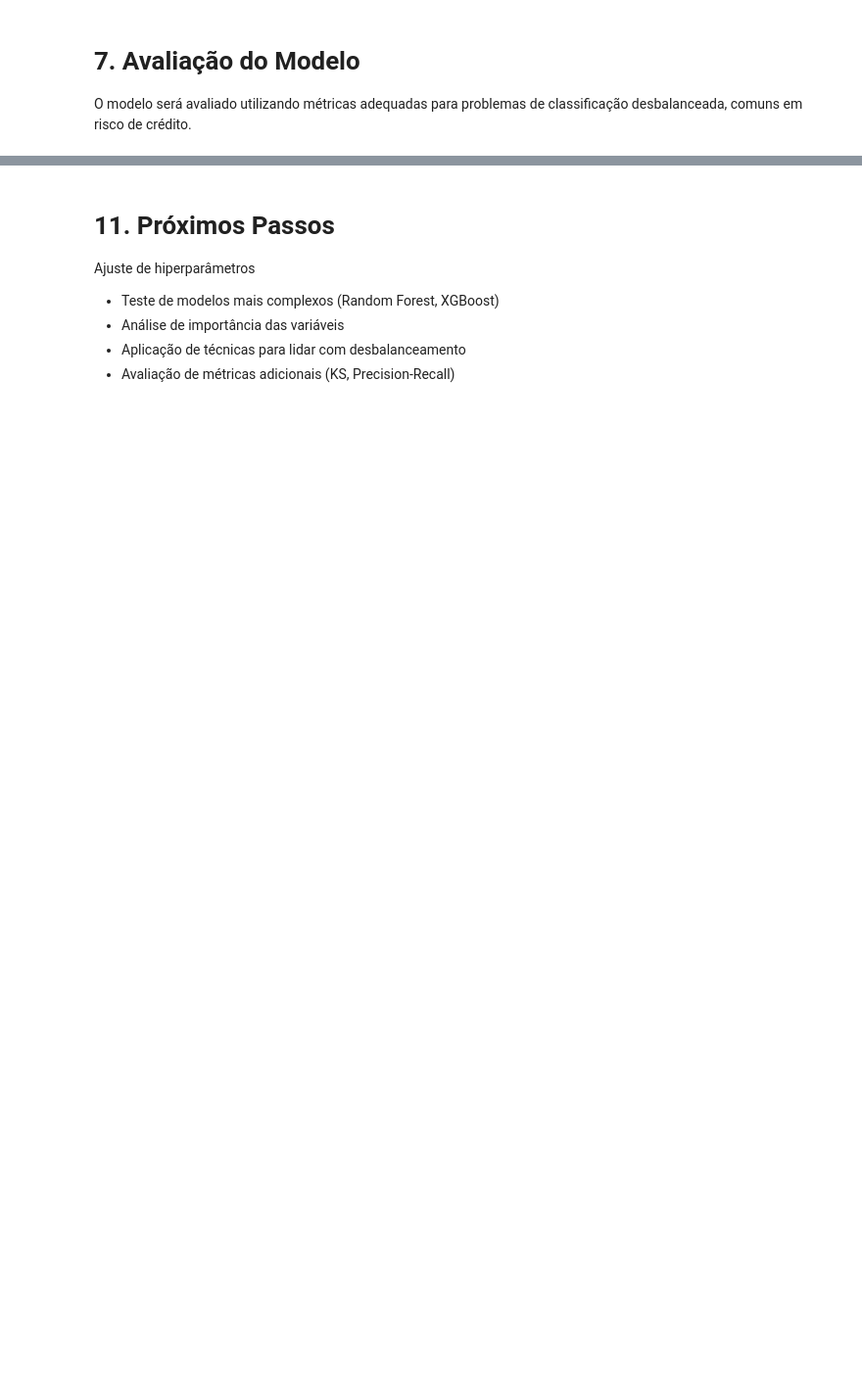
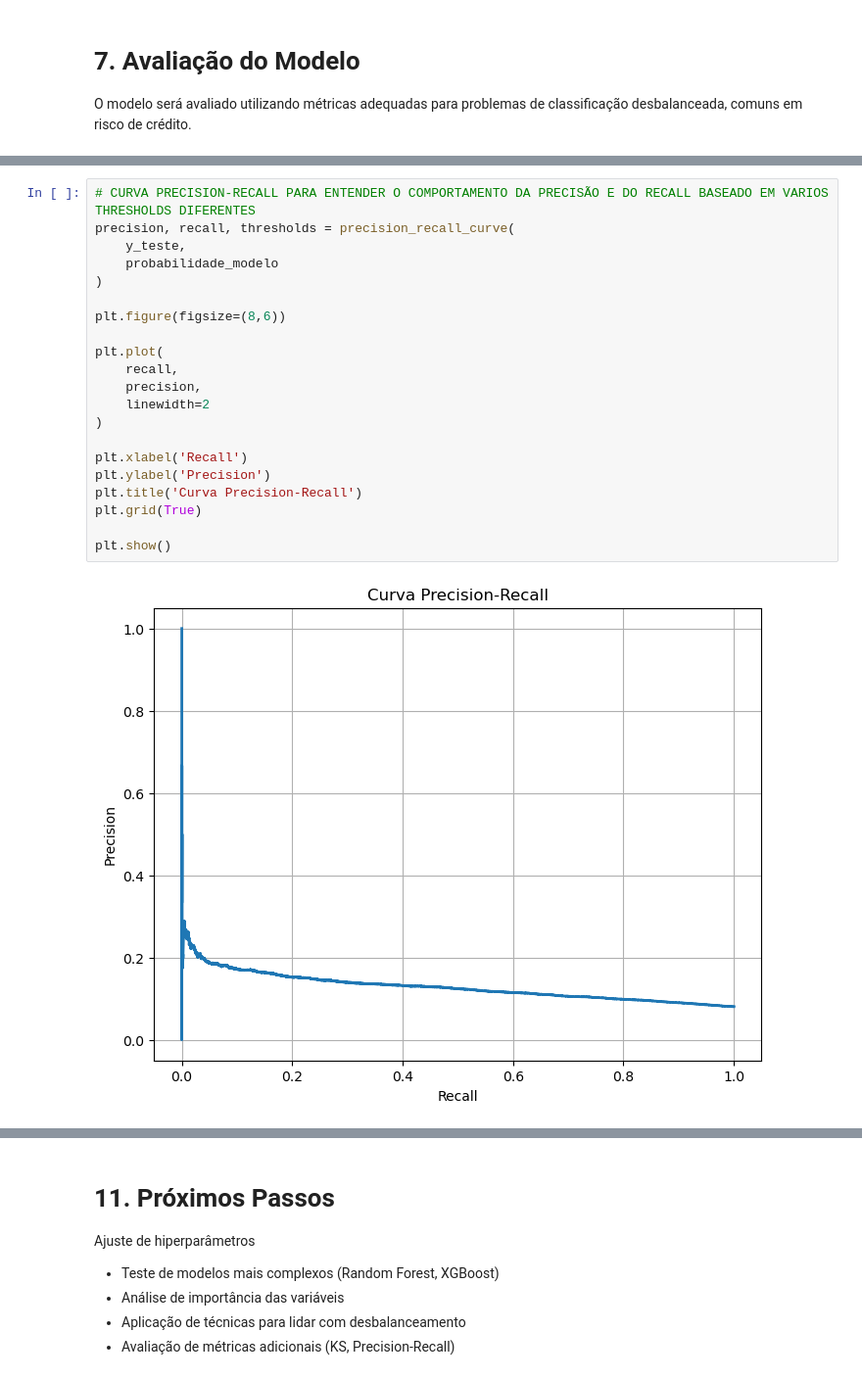
Before and after one commit to Rd-Brito13/Credit-Risk, a Jupyter notebook: notebook/03_modelo_baseline.ipynb, the cells around one changed output, grey strips where cells are left out. Shown at 98% size. Cells and saved outputs as stored; diff of their text form; blank space fills up the shorter version.

```diff
--- a/notebook/03_modelo_baseline.ipynb
+++ b/notebook/03_modelo_baseline.ipynb
@@ -48 +228,24 @@ O modelo será avaliado utilizando métricas adequadas para problemas de classif
+# %%
+# CURVA PRECISION-RECALL PARA ENTENDER O COMPORTAMENTO DA PRECISÃO E DO RECALL BASEADO EM VARIOS THRESHOLDS DIFERENTES
+precision, recall, thresholds = precision_recall_curve(
+    y_teste,
+    probabilidade_modelo
+)
+
+plt.figure(figsize=(8,6))
+
+plt.plot(
+    recall,
+    precision,
+    linewidth=2
+)
+
+plt.xlabel('Recall')
+plt.ylabel('Precision')
+plt.title('Curva Precision-Recall')
+plt.grid(True)
+
+plt.show()
+# %% [output]
+[figure, added]
 # %% [markdown]
```
Also changed, not shown: parts of 22 cells of this notebook, 2 other files.
